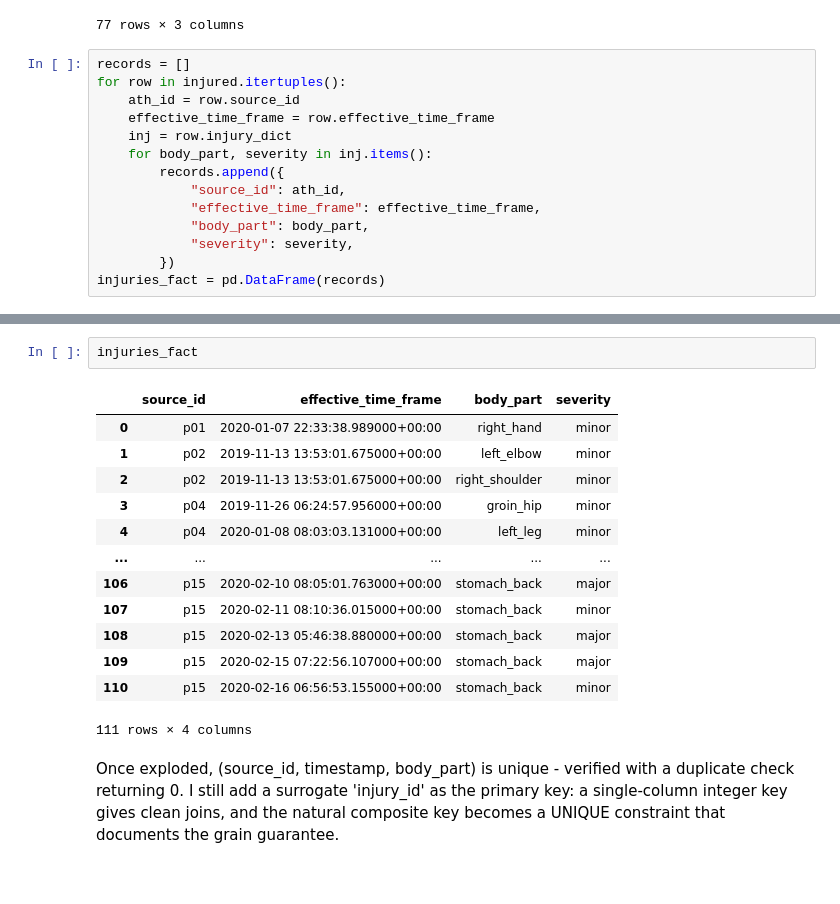
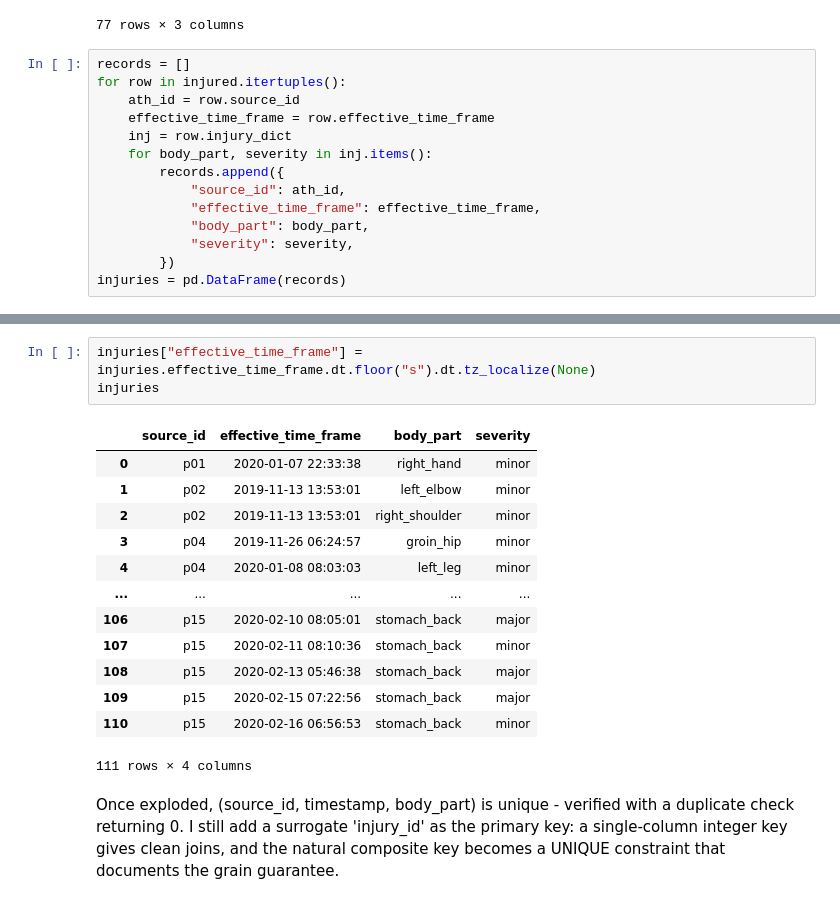
Before and after one commit to vish-mandalika/sql-pipeline-athletic-performance, a Jupyter notebook: etl.ipynb, the cells around one changed output, grey strips where cells are left out. Cells and saved outputs as stored; diff of their text form.

```diff
--- a/etl.ipynb
+++ b/etl.ipynb
@@ -190,5 +190,5 @@ for row in injured.itertuples():
             "body_part": body_part,
             "severity": severity,
         })
-injuries_fact = pd.DataFrame(records)
+injuries = pd.DataFrame(records)
 # %%
@@ -218,20 +218,21 @@ right_thigh        1
 right_elbow        1
 Name: count, dtype: int64
 # %%
-injuries_fact
+injuries["effective_time_frame"] = injuries.effective_time_frame.dt.floor("s").dt.tz_localize(None)
+injuries
 # %% [output]
 |  | source_id | effective_time_frame | body_part | severity |
-| 0 | p01 | 2020-01-07 22:33:38.989000+00:00 | right_hand | minor |
-| 1 | p02 | 2019-11-13 13:53:01.675000+00:00 | left_elbow | minor |
-| 2 | p02 | 2019-11-13 13:53:01.675000+00:00 | right_shoulder | minor |
-| 3 | p04 | 2019-11-26 06:24:57.956000+00:00 | groin_hip | minor |
-| 4 | p04 | 2020-01-08 08:03:03.131000+00:00 | left_leg | minor |
+| 0 | p01 | 2020-01-07 22:33:38 | right_hand | minor |
+| 1 | p02 | 2019-11-13 13:53:01 | left_elbow | minor |
+| 2 | p02 | 2019-11-13 13:53:01 | right_shoulder | minor |
+| 3 | p04 | 2019-11-26 06:24:57 | groin_hip | minor |
+| 4 | p04 | 2020-01-08 08:03:03 | left_leg | minor |
 | ... | ... | ... | ... | ... |
-| 106 | p15 | 2020-02-10 08:05:01.763000+00:00 | stomach_back | major |
-| 107 | p15 | 2020-02-11 08:10:36.015000+00:00 | stomach_back | minor |
-| 108 | p15 | 2020-02-13 05:46:38.880000+00:00 | stomach_back | major |
-| 109 | p15 | 2020-02-15 07:22:56.107000+00:00 | stomach_back | major |
-| 110 | p15 | 2020-02-16 06:56:53.155000+00:00 | stomach_back | minor |
+| 106 | p15 | 2020-02-10 08:05:01 | stomach_back | major |
+| 107 | p15 | 2020-02-11 08:10:36 | stomach_back | minor |
+| 108 | p15 | 2020-02-13 05:46:38 | stomach_back | major |
+| 109 | p15 | 2020-02-15 07:22:56 | stomach_back | major |
+| 110 | p15 | 2020-02-16 06:56:53 | stomach_back | minor |
 111 rows × 4 columns
 # %% [markdown]
 Once exploded, (source_id, timestamp, body_part) is unique - verified with a duplicate check returning 0. I still add a surrogate 'injury_id' as the primary key: a single-column integer key gives clean joins, and the natural composite key becomes a UNIQUE constraint that documents the grain guarantee.
```
Also changed, not shown: parts of 43 cells of this notebook.
